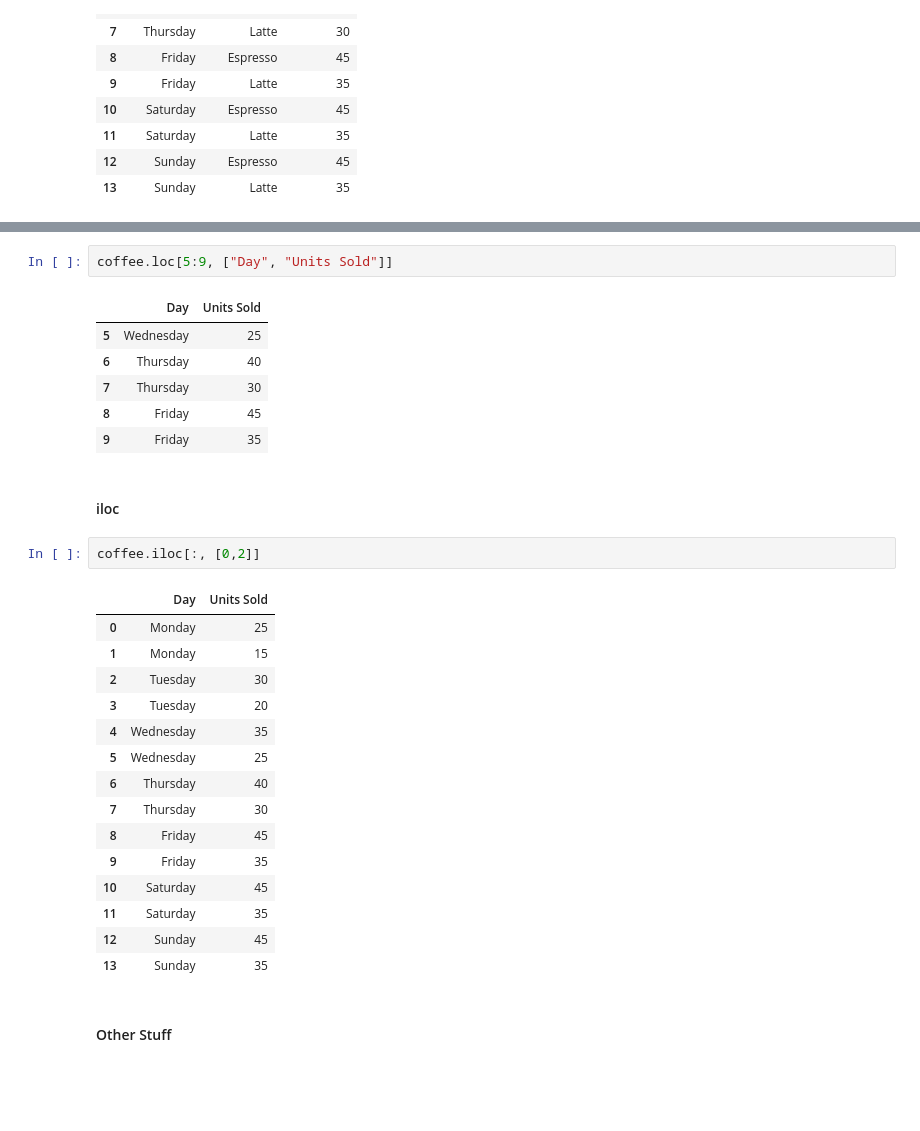
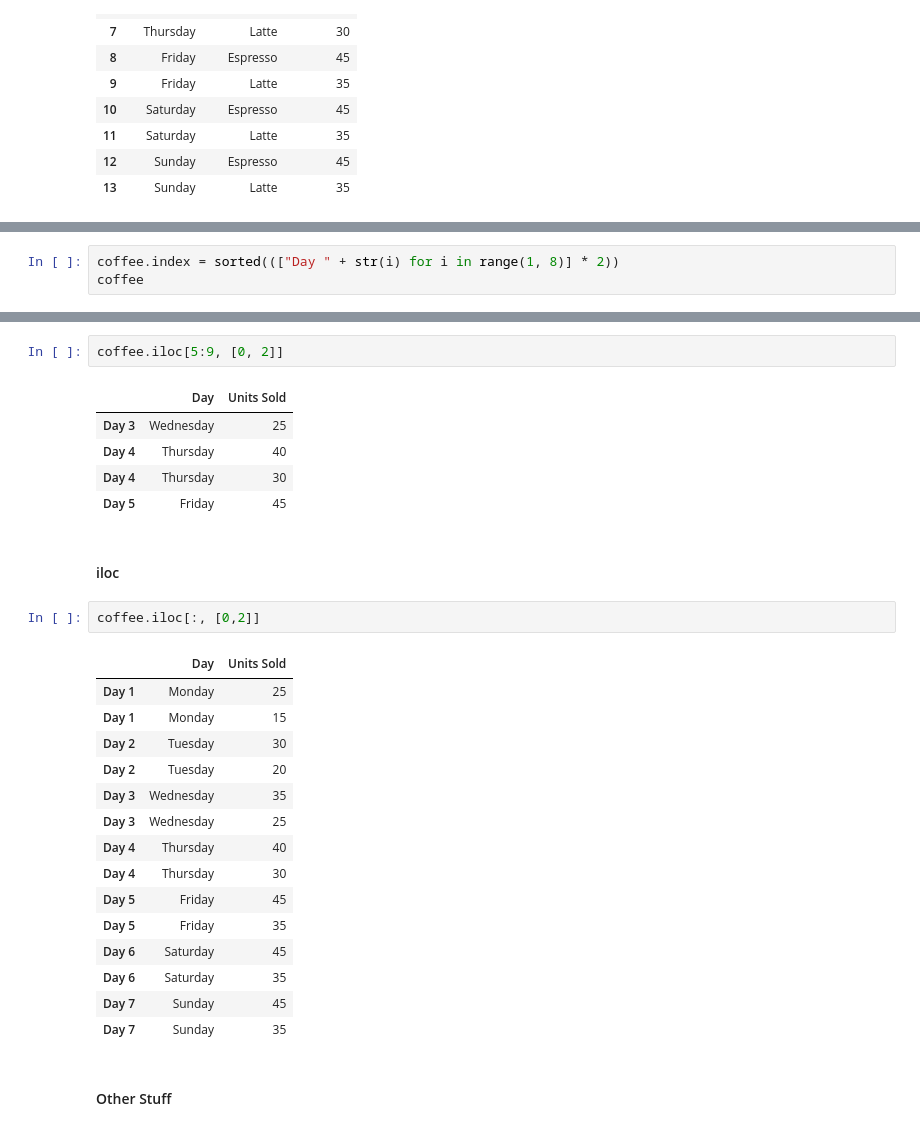
Before and after one commit to Fatih0234/complete-pandas-tutorial, a Jupyter notebook: tutorial.ipynb, the cells around one changed output, grey strips where cells are left out. Saved outputs shown, nothing was run; the diff lists cells and outputs as text; blank space fills up the shorter version.

```diff
--- a/tutorial.ipynb
+++ b/tutorial.ipynb
@@ -161,0 +179,3 @@ coffee.sample(5) # Pass in random_state to make deterministic
+# %%
+coffee.index = sorted((["Day " + str(i) for i in range(1, 8)] * 2))
+coffee
@@ -179,32 +235,31 @@ coffee.loc[[0,1,5]]
 # %%
-coffee.loc[5:9, ["Day", "Units Sold"]]
+coffee.iloc[5:9, [0, 2]]
 # %% [output]
 |  | Day | Units Sold |
-| 5 | Wednesday | 25 |
-| 6 | Thursday | 40 |
-| 7 | Thursday | 30 |
-| 8 | Friday | 45 |
-| 9 | Friday | 35 |
+| Day 3 | Wednesday | 25 |
+| Day 4 | Thursday | 40 |
+| Day 4 | Thursday | 30 |
+| Day 5 | Friday | 45 |
 # %% [markdown]
 #### iloc
 # %%
 coffee.iloc[:, [0,2]]
 # %% [output]
 |  | Day | Units Sold |
-| 0 | Monday | 25 |
-| 1 | Monday | 15 |
-| 2 | Tuesday | 30 |
-| 3 | Tuesday | 20 |
-| 4 | Wednesday | 35 |
-| 5 | Wednesday | 25 |
-| 6 | Thursday | 40 |
-| 7 | Thursday | 30 |
-| 8 | Friday | 45 |
-| 9 | Friday | 35 |
-| 10 | Saturday | 45 |
-| 11 | Saturday | 35 |
-| 12 | Sunday | 45 |
-| 13 | Sunday | 35 |
+| Day 1 | Monday | 25 |
+| Day 1 | Monday | 15 |
+| Day 2 | Tuesday | 30 |
+| Day 2 | Tuesday | 20 |
+| Day 3 | Wednesday | 35 |
+| Day 3 | Wednesday | 25 |
+| Day 4 | Thursday | 40 |
+| Day 4 | Thursday | 30 |
+| Day 5 | Friday | 45 |
+| Day 5 | Friday | 35 |
+| Day 6 | Saturday | 45 |
+| Day 6 | Saturday | 35 |
+| Day 7 | Sunday | 45 |
+| Day 7 | Sunday | 35 |
 # %% [markdown]
 #### Other Stuff
 # %%
```
Also changed, not shown: parts of 41 cells of this notebook, 2 other files.
